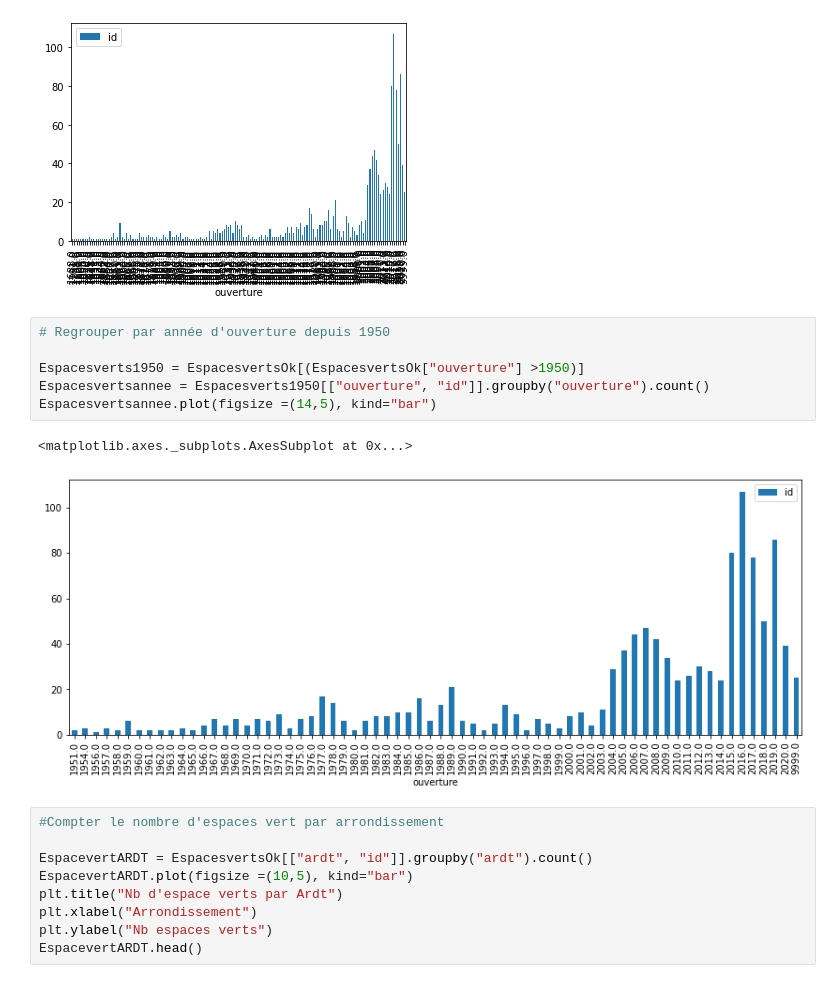
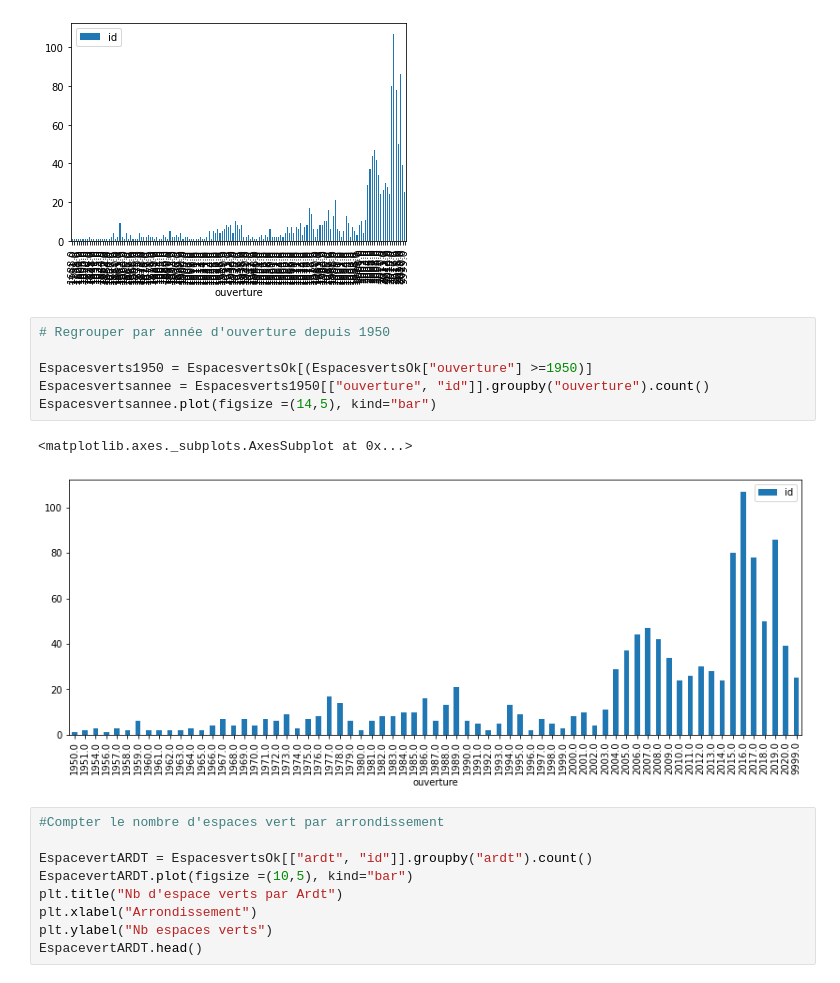
Before and after one commit to mastersigat/GeoPandas, a Jupyter notebook: Séance_1_(intro_Pandas).ipynb, the cells around one changed output. Saved outputs shown, nothing was run; the diff lists cells and outputs as text.

```diff
--- a/Séance_1_(intro_Pandas).ipynb
+++ b/Séance_1_(intro_Pandas).ipynb
@@ -158,12 +155,12 @@ Anneeouverture.head()
 # %%
 # Regrouper par année d'ouverture depuis 1950
 
-Espacesverts1950 = EspacesvertsOk[(EspacesvertsOk["ouverture"] >1950)]
+Espacesverts1950 = EspacesvertsOk[(EspacesvertsOk["ouverture"] >=1950)]
 Espacesvertsannee = Espacesverts1950[["ouverture", "id"]].groupby("ouverture").count()
 Espacesvertsannee.plot(figsize =(14,5), kind="bar")
 # %% [output]
 <matplotlib.axes._subplots.AxesSubplot at 0x...>
-[figure, old version]
+[figure, new version]
 # %%
 #Compter le nombre d'espaces vert par arrondissement
 
```
Also changed, not shown: parts of 18 cells of this notebook.
